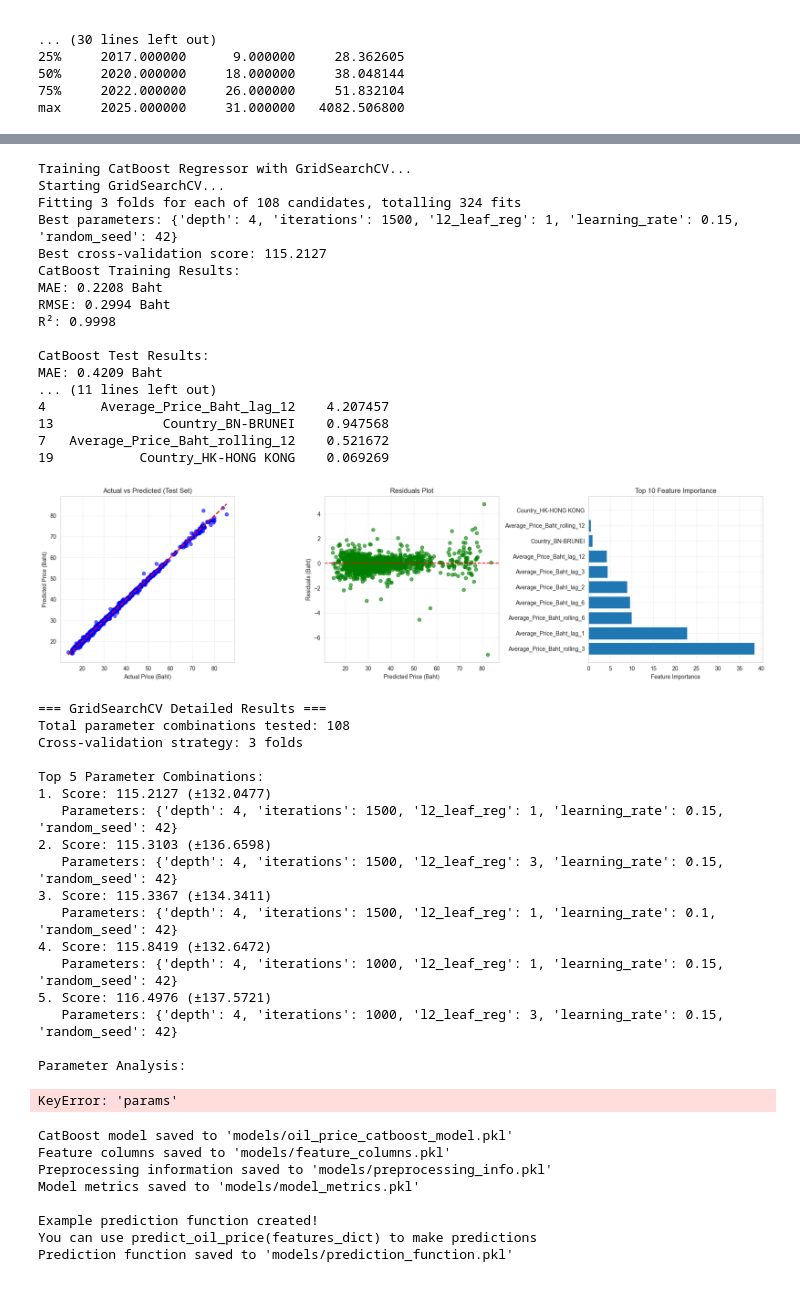
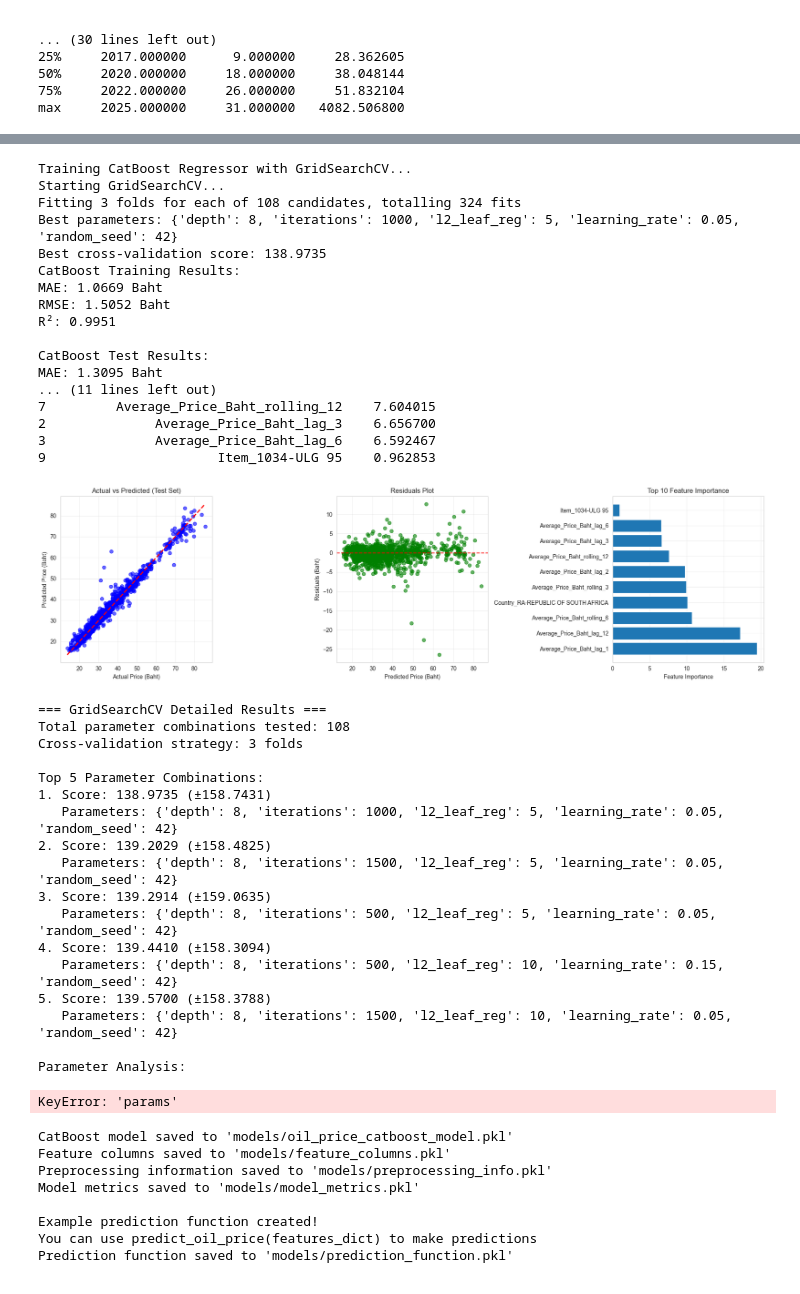
Before and after one commit to Oaksensei/Oil-Price-forecasting, a Jupyter notebook: Model Catboost.ipynb, the cells around one changed output, grey strips where cells are left out. Saved outputs shown, nothing was run; the diff lists cells and outputs as text; code cells hidden in the pictures.

```diff
--- a/Model Catboost.ipynb
+++ b/Model Catboost.ipynb
@@ -84,10 +84,18 @@ def create_lag_features(df, group_cols, value_col, lags=[1, 2, 3, 6, 12]):
     return df_with_lags
 
 def create_rolling_features(df, group_cols, value_col, windows=[3, 6, 12]):
-    """Create rolling average features grouped by multiple columns"""
+    """Create rolling average features grouped by multiple columns (past-only to prevent data leakage)"""
     df_with_rolling = df.copy()
     for window in windows:
-        rolling_series = df_with_rolling.groupby(group_cols)[value_col].rolling(window=window, min_periods=1).mean()
+        # FIXED: Add shift(1) to prevent data leakage - only use past values
+        # Method: Create shifted values first, then apply rolling within each group
+        def rolling_with_shift(group):
+            # Shift by 1 to exclude current value, then rolling
+            shifted = group.shift(1)
+            return shifted.rolling(window=window, min_periods=1).mean()
+
+        # Apply the function to each group
+        rolling_series = df_with_rolling.groupby(group_cols)[value_col].apply(rolling_with_shift)
         # Reset index to align with original dataframe
         rolling_series = rolling_series.reset_index(level=group_cols, drop=True)
         df_with_rolling[f'{value_col}_rolling_{window}'] = rolling_series
@@ -235,7 +243,8 @@ grid_search = GridSearchCV(
 )
 
 # Fit GridSearchCV
-grid_search.fit(X_train, y_train, eval_set=(X_test, y_test))
+# FIXED: Removed eval_set to prevent CV leakage - GridSearchCV uses its own internal CV splits
+grid_search.fit(X_train, y_train)
 
 # Get the best model
 catboost_model = grid_search.best_estimator_
@@ -286,44 +295,44 @@ axes[0].set_title('Actual vs Predicted (Test Set)')
 axes[0].grid(True, alpha=0.3)
 
 # Residuals plot
 residuals = y_test - y_test_pred
 axes[1].scatter(y_test_pred, residuals, alpha=0.6, color='green')
 axes[1].axhline(y=0, color='r', linestyle='--')
 axes[1].set_xlabel('Predicted Price (Baht)')
 axes[1].set_ylabel('Residuals (Baht)')
 axes[1].set_title('Residuals Plot')
 axes[1].grid(True, alpha=0.3)
 
 # Feature importance
 top_features = feature_importance.head(10)
 axes[2].barh(range(len(top_features)), top_features['Importance'])
 axes[2].set_yticks(range(len(top_features)))
 axes[2].set_yticklabels(top_features['Feature'])
 axes[2].set_xlabel('Feature Importance')
 axes[2].set_title('Top 10 Feature Importance')
 axes[2].grid(True, alpha=0.3)
 
 plt.tight_layout()
 plt.show()
 # %% [output]
 Training CatBoost Regressor with GridSearchCV...
 Starting GridSearchCV...
 Fitting 3 folds for each of 108 candidates, totalling 324 fits
-Best parameters: {'depth': 4, 'iterations': 1500, 'l2_leaf_reg': 1, 'learning_rate': 0.15, 'random_seed': 42}
-Best cross-validation score: 115.2127
+Best parameters: {'depth': 8, 'iterations': 1000, 'l2_leaf_reg': 5, 'learning_rate': 0.05, 'random_seed': 42}
+Best cross-validation score: 138.9735
 CatBoost Training Results:
-MAE: 0.2208 Baht
-RMSE: 0.2994 Baht
-R²: 0.9998
+MAE: 1.0669 Baht
+RMSE: 1.5052 Baht
+R²: 0.9951
 
 CatBoost Test Results:
-MAE: 0.4209 Baht
+MAE: 1.3095 Baht
 ... (11 lines left out)
-4       Average_Price_Baht_lag_12    4.207457
-13              Country_BN-BRUNEI    0.947568
-7   Average_Price_Baht_rolling_12    0.521672
-19           Country_HK-HONG KONG    0.069269
+7         Average_Price_Baht_rolling_12    7.604015
+2              Average_Price_Baht_lag_3    6.656700
+3              Average_Price_Baht_lag_6    6.592467
+9                      Item_1034-ULG 95    0.962853
-[figure, old version]
+[figure, new version]
 # %%
 # Display detailed GridSearchCV results
 print("\n=== GridSearchCV Detailed Results ===")
@@ -363,16 +372,16 @@ Total parameter combinations tested: 108
 Cross-validation strategy: 3 folds
 
 Top 5 Parameter Combinations:
-1. Score: 115.2127 (±132.0477)
-   Parameters: {'depth': 4, 'iterations': 1500, 'l2_leaf_reg': 1, 'learning_rate': 0.15, 'random_seed': 42}
-2. Score: 115.3103 (±136.6598)
-   Parameters: {'depth': 4, 'iterations': 1500, 'l2_leaf_reg': 3, 'learning_rate': 0.15, 'random_seed': 42}
-3. Score: 115.3367 (±134.3411)
-   Parameters: {'depth': 4, 'iterations': 1500, 'l2_leaf_reg': 1, 'learning_rate': 0.1, 'random_seed': 42}
-4. Score: 115.8419 (±132.6472)
-   Parameters: {'depth': 4, 'iterations': 1000, 'l2_leaf_reg': 1, 'learning_rate': 0.15, 'random_seed': 42}
-5. Score: 116.4976 (±137.5721)
-   Parameters: {'depth': 4, 'iterations': 1000, 'l2_leaf_reg': 3, 'learning_rate': 0.15, 'random_seed': 42}
+1. Score: 138.9735 (±158.7431)
+   Parameters: {'depth': 8, 'iterations': 1000, 'l2_leaf_reg': 5, 'learning_rate': 0.05, 'random_seed': 42}
+2. Score: 139.2029 (±158.4825)
+   Parameters: {'depth': 8, 'iterations': 1500, 'l2_leaf_reg': 5, 'learning_rate': 0.05, 'random_seed': 42}
+3. Score: 139.2914 (±159.0635)
+   Parameters: {'depth': 8, 'iterations': 500, 'l2_leaf_reg': 5, 'learning_rate': 0.05, 'random_seed': 42}
+4. Score: 139.4410 (±158.3094)
+   Parameters: {'depth': 8, 'iterations': 500, 'l2_leaf_reg': 10, 'learning_rate': 0.15, 'random_seed': 42}
+5. Score: 139.5700 (±158.3788)
+   Parameters: {'depth': 8, 'iterations': 1500, 'l2_leaf_reg': 10, 'learning_rate': 0.05, 'random_seed': 42}
 
 Parameter Analysis:
 KeyError: 'params'
```
Also changed, not shown: 5 other files.
